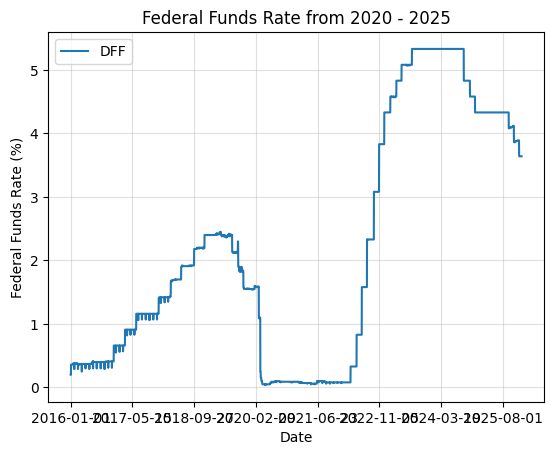
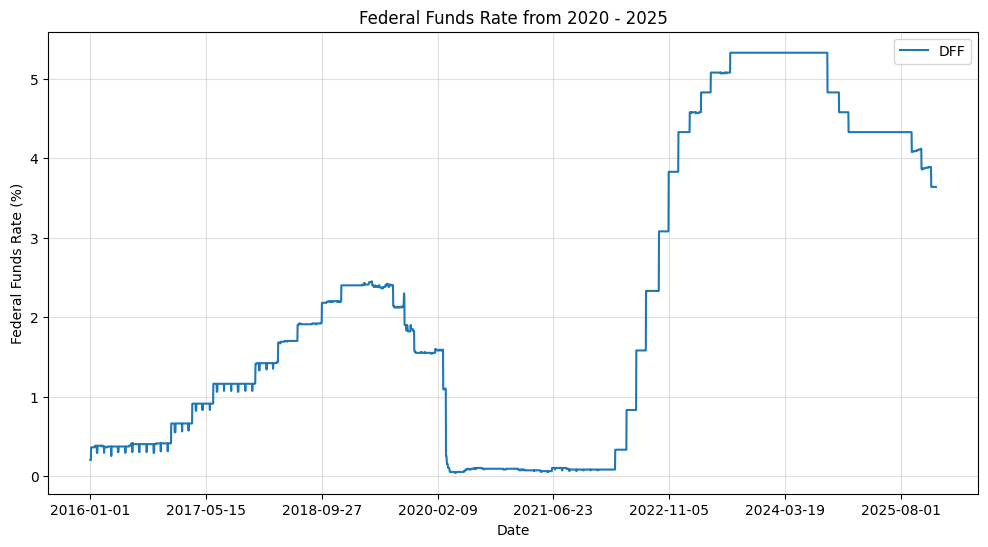
The notebook cell's code change between the first figure and the second:
--- before
+++ after
@@ -2,5 +2,5 @@
           xlabel='Date',
           ylabel='Federal Funds Rate (%)',
-          title='Federal Funds Rate from 2020 - 2025')
+          title='Federal Funds Rate from 2020 - 2025',figsize=(12,6))
 plt.grid(alpha=.4)
 plt.show()

Commit: noteboks commit